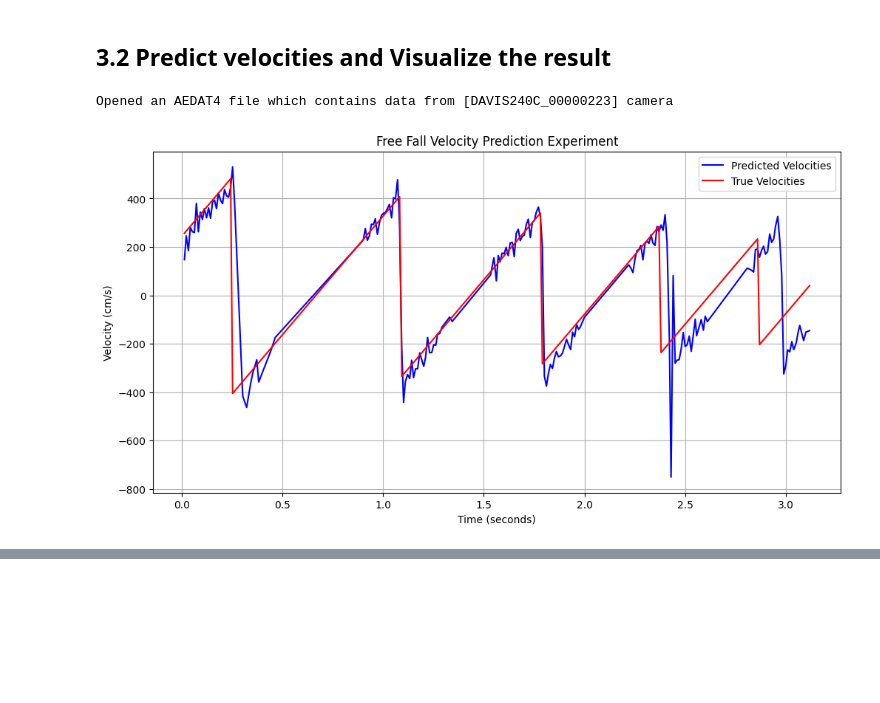
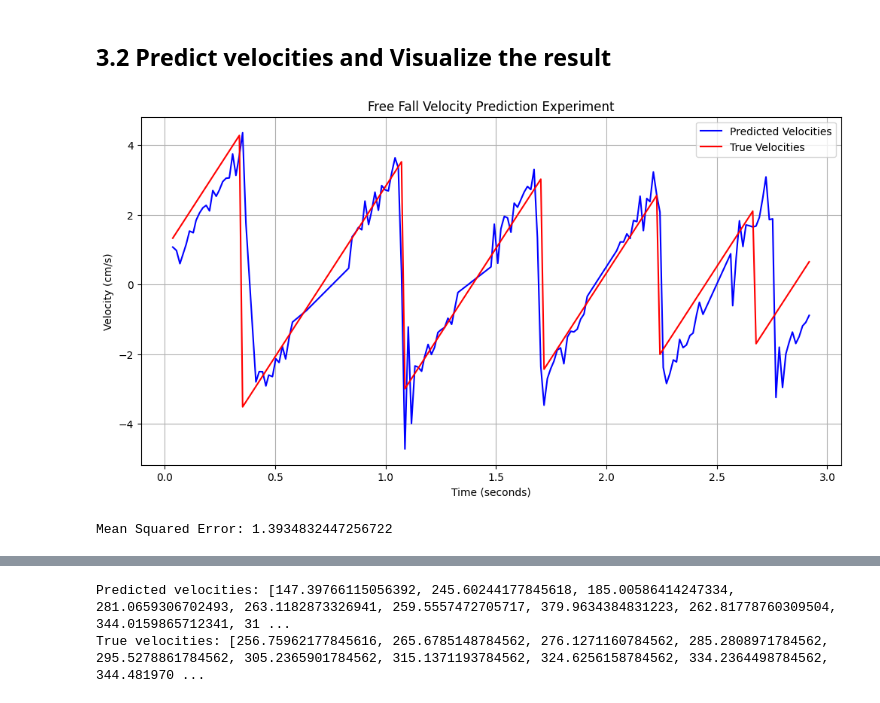
Before and after one commit to khoavpt/Spiking-neural-networks-for-event-cameras, a Jupyter notebook: velocity_experiment/notebooks/compute_velocity.ipynb, the cells around one changed output, grey strips where cells are left out. Saved outputs shown, nothing was run; the diff lists cells and outputs as text; code cells hidden in the pictures; blank space fills up the shorter version.

```diff
--- a/velocity_experiment/notebooks/compute_velocity.ipynb
+++ b/velocity_experiment/notebooks/compute_velocity.ipynb
@@ -212,13 +284,13 @@ def true_velocity(times, v0, g, h, e=0.86):
 
     Args:
         times (list): List of times in seconds.
-        v0 (float): Initial velocity in cm/s (positive if falling, negative if rising).
+        v0 (float): Initial velocity in m/s (positive if falling, negative if rising).
         g (float): Acceleration due to gravity in cm/s^2 (positive value).
         h (float): Initial height of the object in cm.
         e (float): Coefficient of restitution (default is 1.0 for perfectly elastic collision).
 
     Returns:
-        velocities (list): List of velocities in cm/s at the specified times.
+        velocities (list): List of velocities in m/s at the specified times.
     """
     velocities = []
 
@@ -273,8 +345,25 @@ def true_velocity(times, v0, g, h, e=0.86):
             else:
                 v = v_initial + g * t_since_last_impact
 
-        velocities.append(v)
+        velocities.append(v / 100)
 
     return velocities
+
+def root_mean_squared_error(predicted_velocities, true_velocities):
+    """
+    Calculate the root_mean squared error (RMSE) between the predicted velocities and the true velocities.
+    Args:
+        predicted_velocities (list): List of predicted velocities.
+        true_velocities (list): List of true velocities.
+    Returns:
+        root_mean_squared_error (float): Mean squared error.
+    """
+    squared_errors = [(predicted - true) ** 2 for predicted, true in zip(predicted_velocities, true_velocities)]
+    mean_squared_error = sum(squared_errors) / len(squared_errors)
+    root_mean_squared_error = math.sqrt(mean_squared_error)
+    return root_mean_squared_error
 # %% [markdown]
 # 3. Experiments
+# %%
+batches = recording_to_batches('../data/event_3.aedat4', duration_ms=15)
+batches
@@ -288,11 +395,19 @@ Video('../results/object_video_4.mp4')
 # %% [markdown]
 ## 3.2 Predict velocities and Visualize the result
 # %%
-times, velocities = predict_velocity(file_path="../data/event_4.aedat4", z=Z, f=F, threshold=5)
-true_velocities = true_velocity(times, v0=velocities[1], g=G, h=90.34, e=0.84)
-plot_experiment_results(times, velocities, true_velocities, output_file_path='../results/velocity_plot_4.png')
+times, velocities = predict_velocity(batches, z=Z, f=F, threshold=3, batch_position_method=get_batch_average_position_10_90_percentile)
+true_velocities = true_velocity(times, v0=velocities[1] * 100, g=G, h=90.34, e=0.84)
+# plot_experiment_results(times, velocities, true_velocities, output_file_path='../results/velocity_plot_4.png')
+plot_experiment_results(times, velocities, true_velocities, output_file_path='velocity_plot_4.png')
 # %% [output]
-Opened an AEDAT4 file which contains data from [DAVIS240C_00000223] camera
-[figure, old version]
+[figure, new version]
+# %%
+rmse = root_mean_squared_error(
+    predicted_velocities=velocities,
+    true_velocities=true_velocities
+)
+print(f'Mean Squared Error: {rmse}')
+# %% [output]
+Mean Squared Error: 1.3934832447256722
 # %%
 create_result_video(times, velocities, true_velocities, frame_times, frames, fps=10, output_file_path='../results/result_4.mp4')
@@ -300,2 +415,8 @@ Video('../results/result_4.mp4')
 # %% [output]
 [interactive output not drawn]
+# %%
+print(f'Predicted velocities: {velocities}')
+print(f'True velocities: {true_velocities}')
+# %% [output]
+Predicted velocities: [147.39766115056392, 245.60244177845618, 185.00586414247334, 281.0659306702493, 263.1182873326941, 259.5557472705717, 379.9634384831223, 262.81778760309504, 344.0159865712341, 31 ...
+True velocities: [256.75962177845616, 265.6785148784562, 276.1271160784562, 285.2808971784562, 295.5278861784562, 305.2365901784562, 315.1371193784562, 324.6256158784562, 334.2364498784562, 344.481970 ...
```
Also changed, not shown: parts of 9 cells of this notebook, 11 other files.
